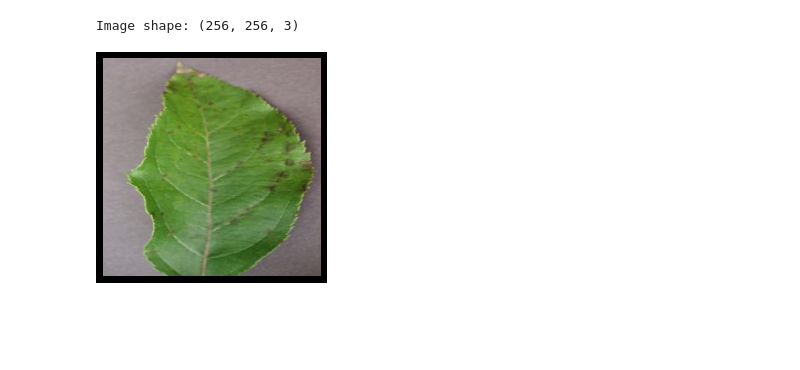
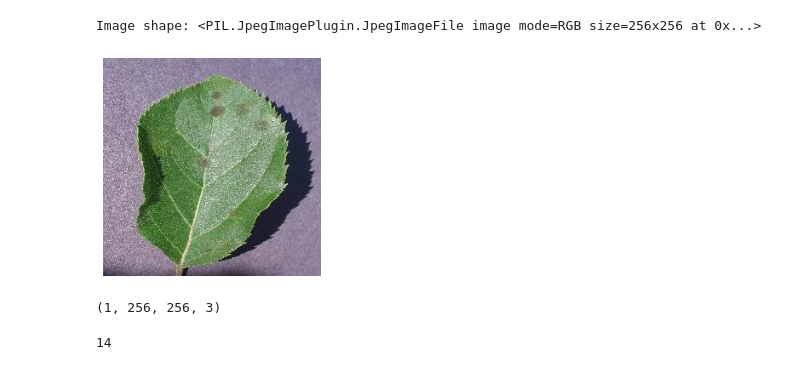
Before and after one commit to FiahIdris/Plant_Desease_Detection, a Jupyter notebook: h8dsft_Milestone2P2.ipynb, the cells around one changed output. Cells and saved outputs as stored; diff of their text form; code cells hidden in the pictures; blank space fills up the shorter version.

```diff
--- a/h8dsft_Milestone2P2.ipynb
+++ b/h8dsft_Milestone2P2.ipynb
@@ -108,16 +129,23 @@ def plot_model_eval(data):
 # %%
 # Get new image
-new_img = Image.open('plant_images/Apple___Apple_scab/0a5e9323-dbad-432d-ac58-d291718345d9___FREC_Scab 3417.JPG')
+new_img = Image.open('plant_images/Apple___Apple_scab/0a769a71-052a-4f19-a4d8-b0f0cb75541c___FREC_Scab 3165.JPG')
 plt.imshow(new_img)
 plt.axis(False);
-print(f"Image shape: {img.shape}")
+print(f"Image shape: {new_img}")
 # %% [output]
-Image shape: (256, 256, 3)
+Image shape: <PIL.JpegImagePlugin.JpegImageFile image mode=RGB size=256x256 at 0x...>
-[figure, old version]
+[figure, new version]
+# %%
+val = np.expand_dims(new_img, axis=0)
+val.shape
+# %% [output]
+(1, 256, 256, 3)
 # %%
 # Predict new image
-pred = model.predict(new_img)
+pred = model.predict(val)
 pred.argmax()
+# %% [output]
+14
 # %%
 # Get class names with indices
 train_data.class_indices
```
Also changed, not shown: parts of 10 cells of this notebook.
